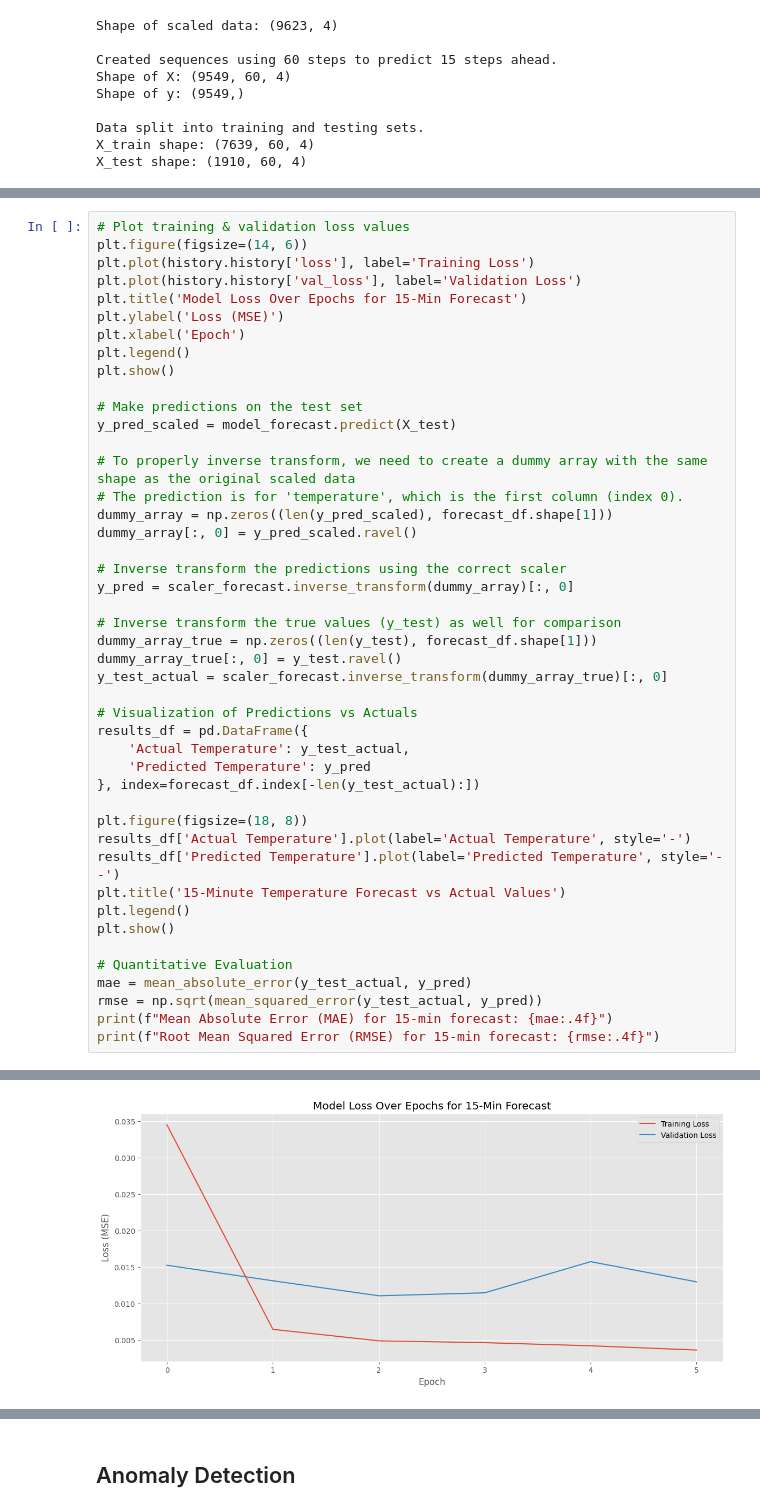
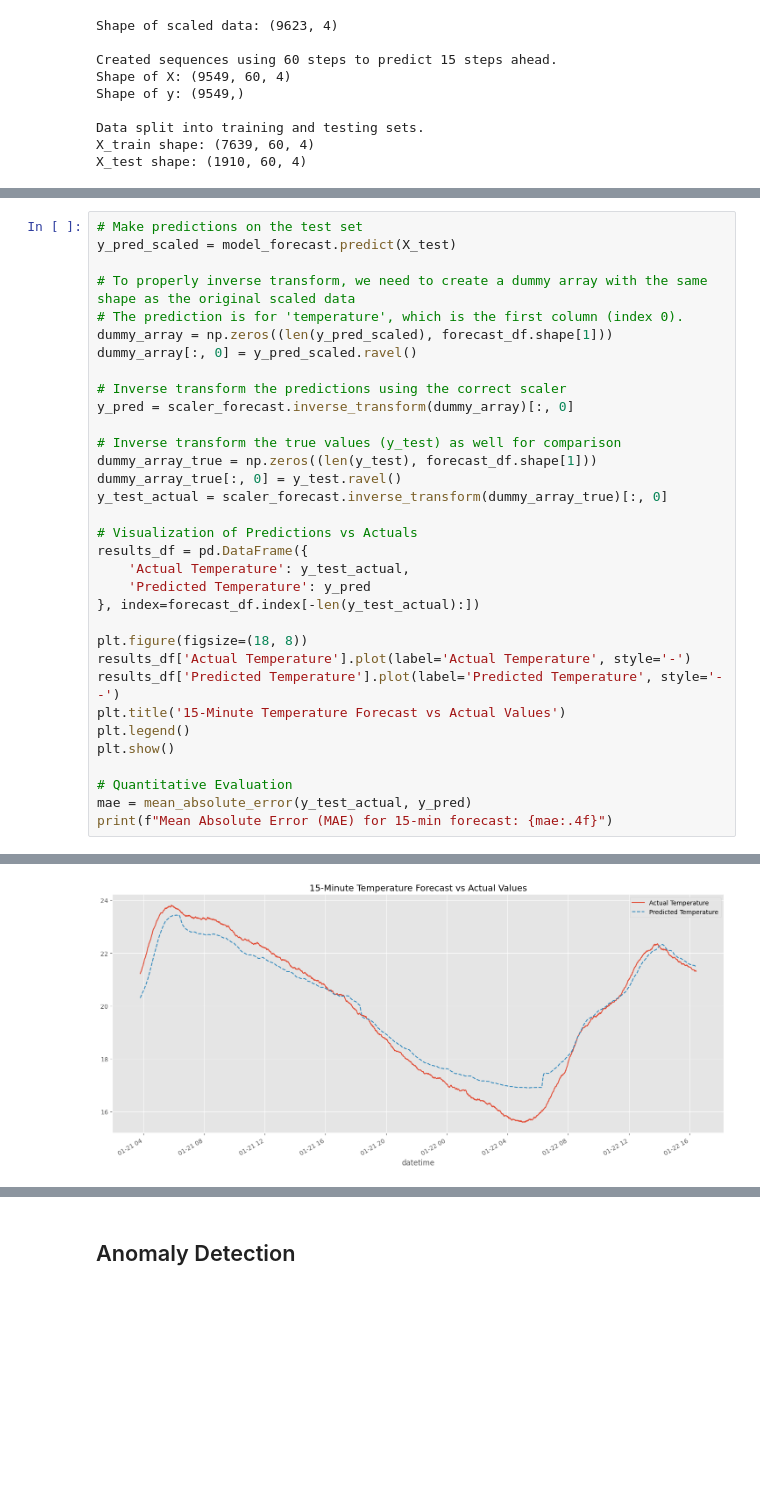
Before and after one commit to SNN0/CostBioaquaWS, a Jupyter notebook: session2_DL.ipynb, the cells around one changed output, grey strips where cells are left out. Drawn from its saved outputs; the diff is of its cells as text; blank space fills up the shorter version.

```diff
--- a/session2_DL.ipynb
+++ b/session2_DL.ipynb
@@ -287,14 +289,4 @@ Epoch 6/10
 # %%
-# Plot training & validation loss values
-plt.figure(figsize=(14, 6))
-plt.plot(history.history['loss'], label='Training Loss')
-plt.plot(history.history['val_loss'], label='Validation Loss')
-plt.title('Model Loss Over Epochs for 15-Min Forecast')
-plt.ylabel('Loss (MSE)')
-plt.xlabel('Epoch')
-plt.legend()
-plt.show()
-
 # Make predictions on the test set
 y_pred_scaled = model_forecast.predict(X_test)
 
@@ -326,7 +318,5 @@ plt.show()
 
 # Quantitative Evaluation
 mae = mean_absolute_error(y_test_actual, y_pred)
-rmse = np.sqrt(mean_squared_error(y_test_actual, y_pred))
 print(f"Mean Absolute Error (MAE) for 15-min forecast: {mae:.4f}")
-print(f"Root Mean Squared Error (RMSE) for 15-min forecast: {rmse:.4f}")
 # %% [output]
@@ -333 +324 @@ print(f"Root Mean Squared Error (RMSE) for 15-min forecast: {rmse:.4f}")
-[figure, old version]
+[figure, new version]
```
Also changed, not shown: parts of 2 cells of this notebook.
